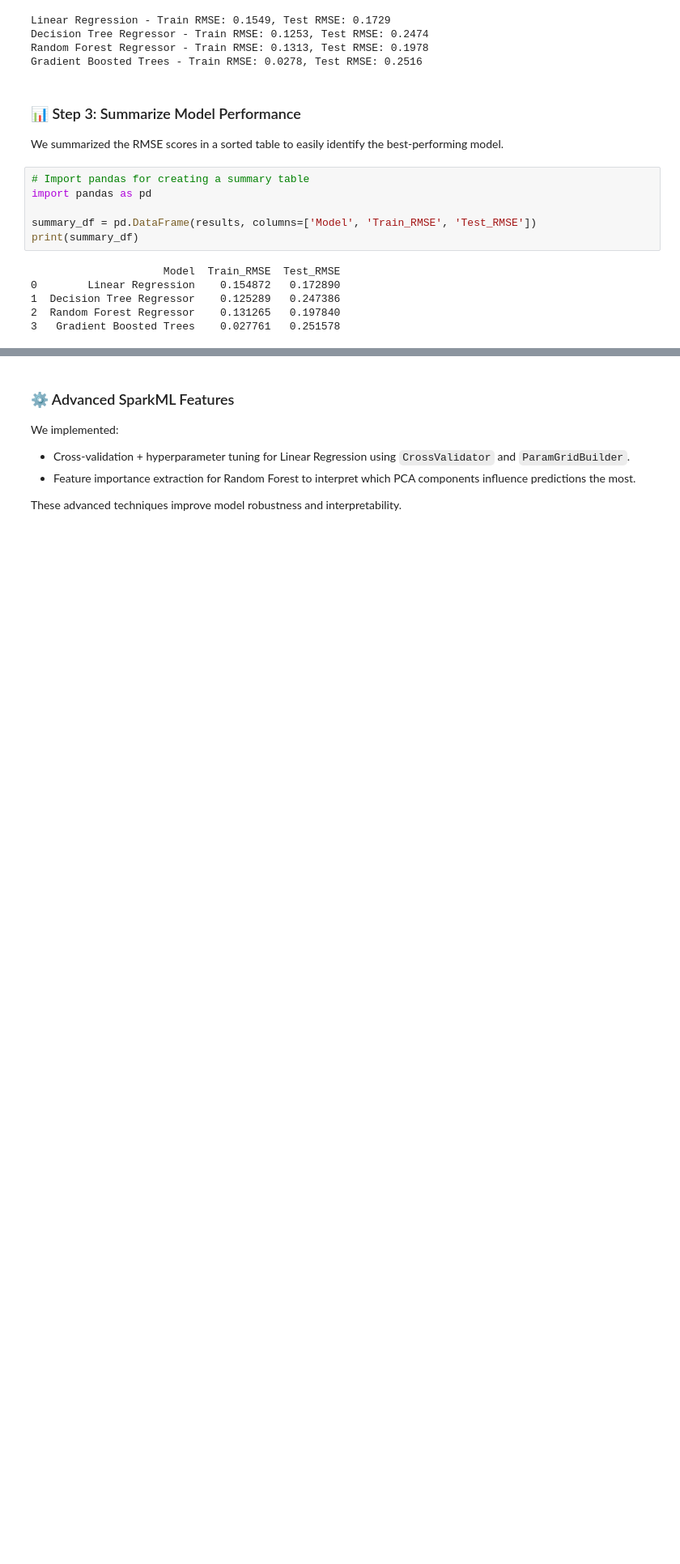
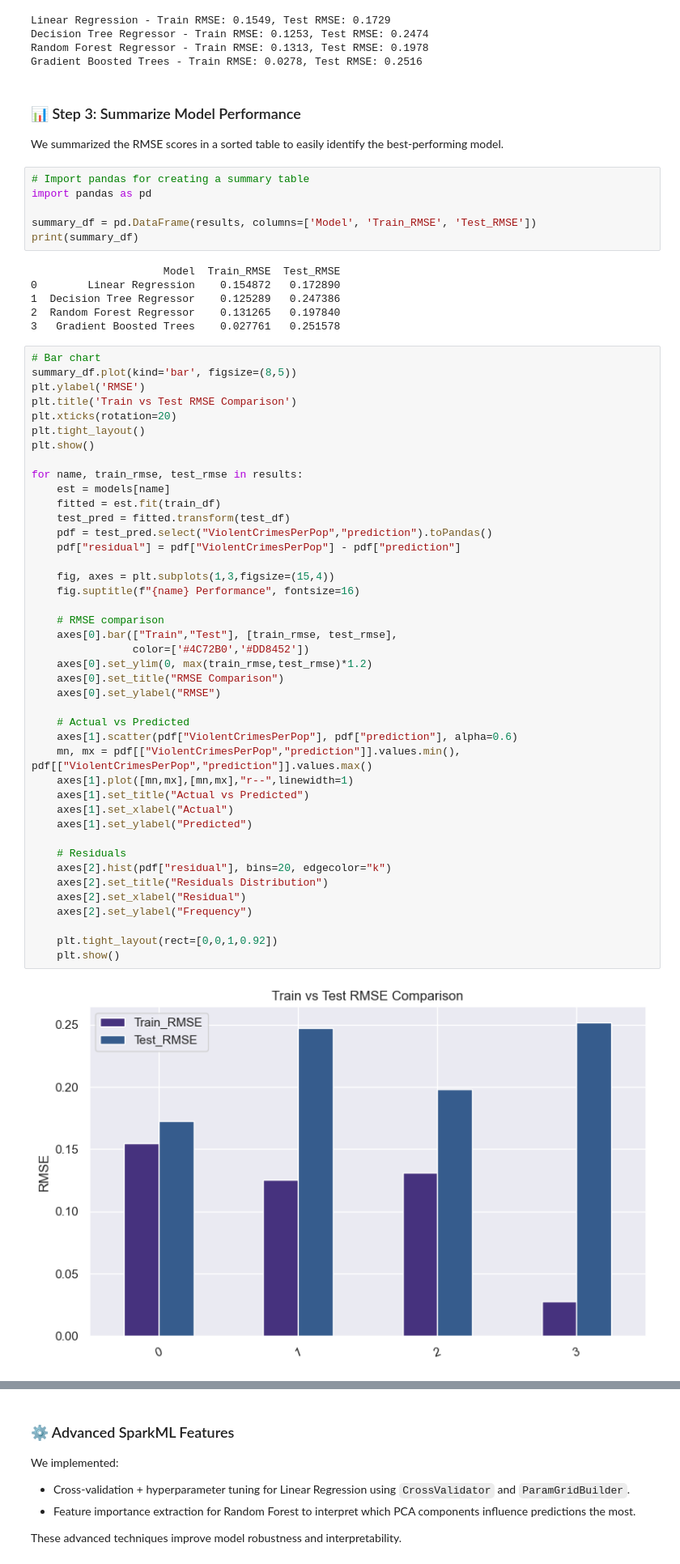
Before and after one commit to m-bermudez/ISM6562-Big-Data-Final-Project, a Jupyter notebook: Final Project.ipynb, the cells around one changed output, grey strips where cells are left out. Shown at 81% size. Saved outputs shown, nothing was run; the diff lists cells and outputs as text; blank space fills up the shorter version.

Commit message:
Added plot for SparkML

```diff
--- a/Final Project.ipynb
+++ b/Final Project.ipynb
@@ -516,3 +516,47 @@ print(summary_df)
 1  Decision Tree Regressor    0.125289   0.247386
 2  Random Forest Regressor    0.131265   0.197840
 3   Gradient Boosted Trees    0.027761   0.251578
+# %%
+# Bar chart
+summary_df.plot(kind='bar', figsize=(8,5))
+plt.ylabel('RMSE')
+plt.title('Train vs Test RMSE Comparison')
+plt.xticks(rotation=20)
+plt.tight_layout()
+plt.show()
+
+for name, train_rmse, test_rmse in results:
+    est = models[name]
+    fitted = est.fit(train_df)
+    test_pred = fitted.transform(test_df)
+    pdf = test_pred.select("ViolentCrimesPerPop","prediction").toPandas()
+    pdf["residual"] = pdf["ViolentCrimesPerPop"] - pdf["prediction"]
+
+    fig, axes = plt.subplots(1,3,figsize=(15,4))
+    fig.suptitle(f"{name} Performance", fontsize=16)
+
+    # RMSE comparison
+    axes[0].bar(["Train","Test"], [train_rmse, test_rmse],
+                color=['#4C72B0','#DD8452'])
+    axes[0].set_ylim(0, max(train_rmse,test_rmse)*1.2)
+    axes[0].set_title("RMSE Comparison")
+    axes[0].set_ylabel("RMSE")
+
+    # Actual vs Predicted
+    axes[1].scatter(pdf["ViolentCrimesPerPop"], pdf["prediction"], alpha=0.6)
+    mn, mx = pdf[["ViolentCrimesPerPop","prediction"]].values.min(), pdf[["ViolentCrimesPerPop","prediction"]].values.max()
+    axes[1].plot([mn,mx],[mn,mx],"r--",linewidth=1)
+    axes[1].set_title("Actual vs Predicted")
+    axes[1].set_xlabel("Actual")
+    axes[1].set_ylabel("Predicted")
+
+    # Residuals
+    axes[2].hist(pdf["residual"], bins=20, edgecolor="k")
+    axes[2].set_title("Residuals Distribution")
+    axes[2].set_xlabel("Residual")
+    axes[2].set_ylabel("Frequency")
+
+    plt.tight_layout(rect=[0,0,1,0.92])
+    plt.show()
+# %% [output]
+[figure, added]
```
Also changed, not shown: parts of 1 cell of this notebook.
